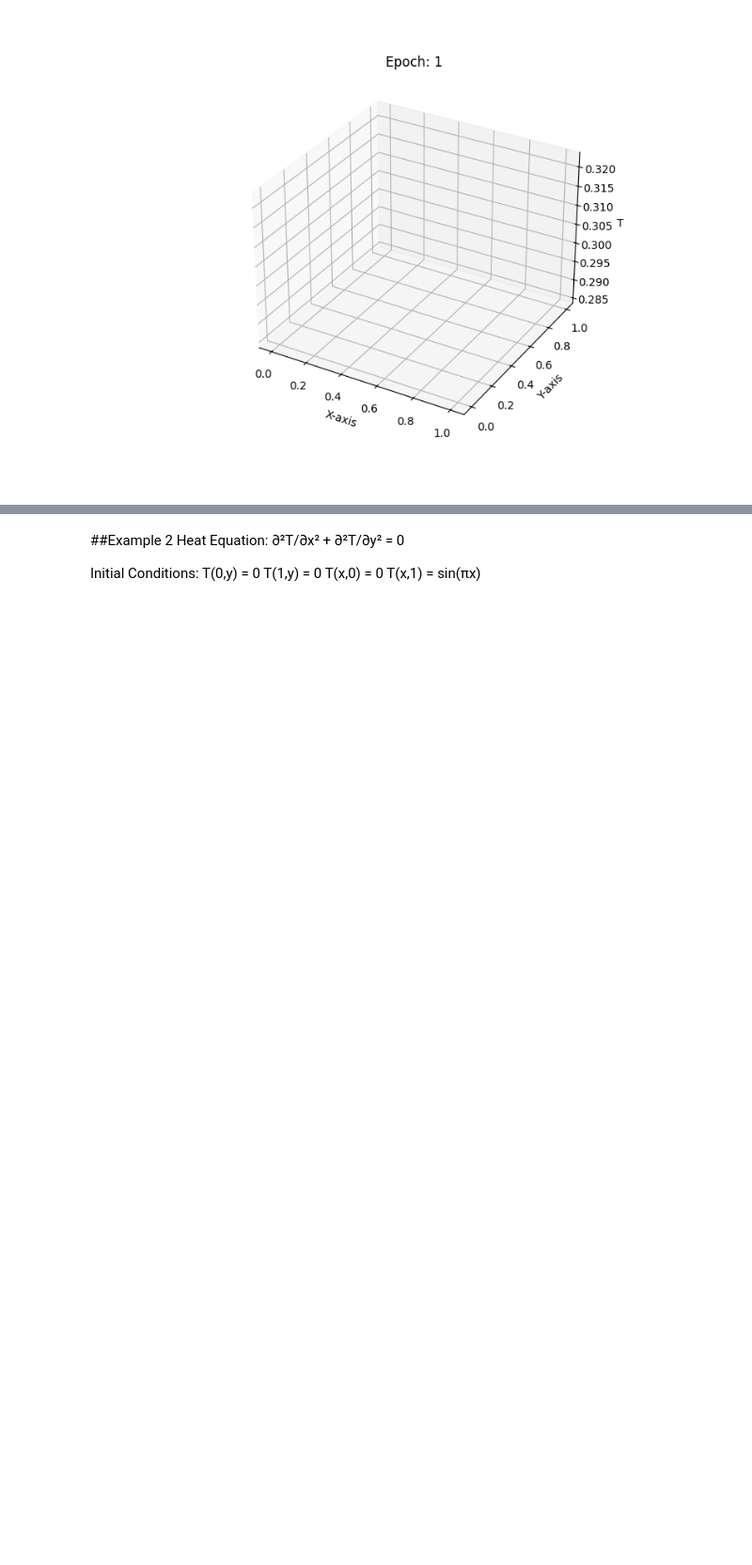
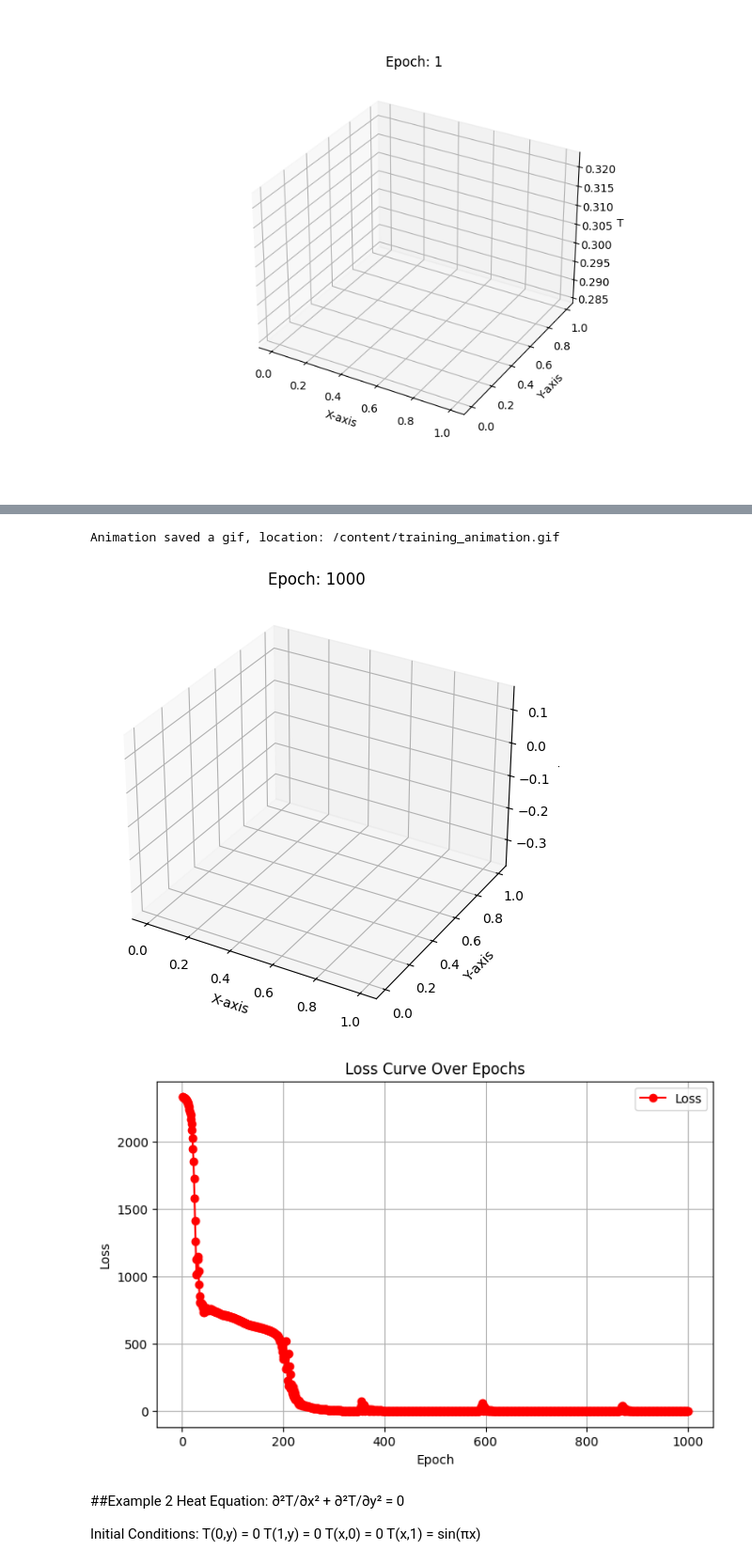
Before and after one commit to DeependraChaddha/Heat_Equation_Solver, a Jupyter notebook: Heat_Equation_Solver.ipynb, the cells around one changed output, grey strips where cells are left out. Shown at 94% size. Saved outputs shown, nothing was run; the diff lists cells and outputs as text; code cells hidden in the pictures; blank space fills up the shorter version.

Commit message:
Made a MLP neural network which seems to be learning well in around 500 epochs, still not able to figure out why 3d plot not working

```diff
--- a/Heat_Equation_Solver.ipynb
+++ b/Heat_Equation_Solver.ipynb
@@ -287,7 +287,7 @@ for epoch in range(epochs):
   X_np, Y_np, Z_np = X.detach().cpu().numpy().copy(), Y.detach().cpu().numpy().copy(), prediction.detach().cpu().numpy().copy() #copy is used so that the stored values done get updated in each epoch
 
   #Store plot frame
-  frames.append((X, Y, Z_np, epoch))
+  frames.append((X_np, Y_np, Z_np, epoch))
 
 
 ani=plot_solution(frames)
@@ -637,3 +631,81 @@ Z
+# %%
+import heat_equation_solver
+from heat_equation_solver import HeatEquationSolver
+import random
+import numpy as np
+import torch
+import torch.nn as nn
+import torch.optim  # Used for optimizer
+import matplotlib.pyplot as plt
+from matplotlib.animation import FuncAnimation  # Used for animation
+from typing import Callable
+import os
+import tqdm
+class MLP_SolutionFunction(nn.Module):
+    def __init__(self, hidden_dim=50, num_layers=6):
+        super().__init__()
+        layers = [nn.Linear(2, hidden_dim), nn.Tanh()]
+        for _ in range(num_layers - 1):
+            layers.append(nn.Linear(hidden_dim, hidden_dim))
+            layers.append(nn.Tanh())
+        layers.append(nn.Linear(hidden_dim, 1))  # Output u(x, y)
+        self.layers = nn.Sequential(*layers)
+
+    def forward(self, X, Y, nx, ny):
+        X, Y = X.reshape(-1, 1), Y.reshape(-1, 1)  # Ensure correct reshaping
+        return self.layers(torch.cat((X, Y), dim=1)).reshape(nx, ny)
+model=MLP_SolutionFunction()
+
+'''Defining Loss function'''
+def loss_fn(model:nn.Module,
+            x:torch.Tensor,
+            y:torch.Tensor,
+            nx:int,
+            ny:int,
+            boundary_loss_weight:float=0.5):
+
+  prediction=model(X,Y,nx,ny)
+  #Calculate gradients
+  f_x=torch.autograd.grad(prediction,x,torch.ones_like(prediction),create_graph=True)[0]
+  f_y=torch.autograd.grad(prediction,y,torch.ones_like(prediction),create_graph=True)[0]
+
+  #Calculate second order gradients
+  f_xx=torch.autograd.grad(f_x,x,torch.ones_like(f_x),create_graph=True)[0]
+  f_yy=torch.autograd.grad(f_y,y,torch.ones_like(f_y),create_graph=True)[0]
+
+  #Calculate target value of function
+  target=8*torch.pi**2*torch.sin(2*torch.pi*x)*torch.sin(2*torch.pi*y)
+
+  #Calculate pde loss
+  pde_loss=torch.mean((f_xx+f_yy-target)**2)
+
+  #get boundary loss
+  boundary_loss=((prediction[0,:]-torch.zeros(prediction.shape[-1]))**2+ (prediction[-1,:]-torch.zeros(prediction.shape[-1]))**2+ (prediction[:,0]-torch.zeros(prediction.shape[-1]))**2+ (prediction[:,-1]-torch.zeros(prediction.shape[-1]))**2).mean()
+
+  return pde_loss+(boundary_loss_weight*boundary_loss)
+
+
+
+'''Set Optimizer'''
+optimizer=torch.optim.Adam(model.parameters(),lr=0.001)
+
+'''Make solver instance'''
+current_solver=HeatEquationSolver(nx=250,ny=250,x_range=(0,1),y_range=(0,1),device='cpu')
+
+'''Make Grid'''
+X,Y=current_solver.make_grid()
+
+'''Train'''
+Z=current_solver.train(model=model,
+                     loss_fn=loss_fn,
+                     optimizer=optimizer,
+                     epochs=1000,#This model is learning well enough in around 400-500 epochs
+                     animate_training=True,
+                     get_loss_curve=True)
+# %% [output]
+Animation saved a gif, location: /content/training_animation.gif
+[figure, added]
+[figure, added]
 # %% [markdown]
 ##Example 2
 Heat Equation: ∂²T/∂x² + ∂²T/∂y² = 0
```
Also changed, not shown: parts of 3 cells of this notebook.
